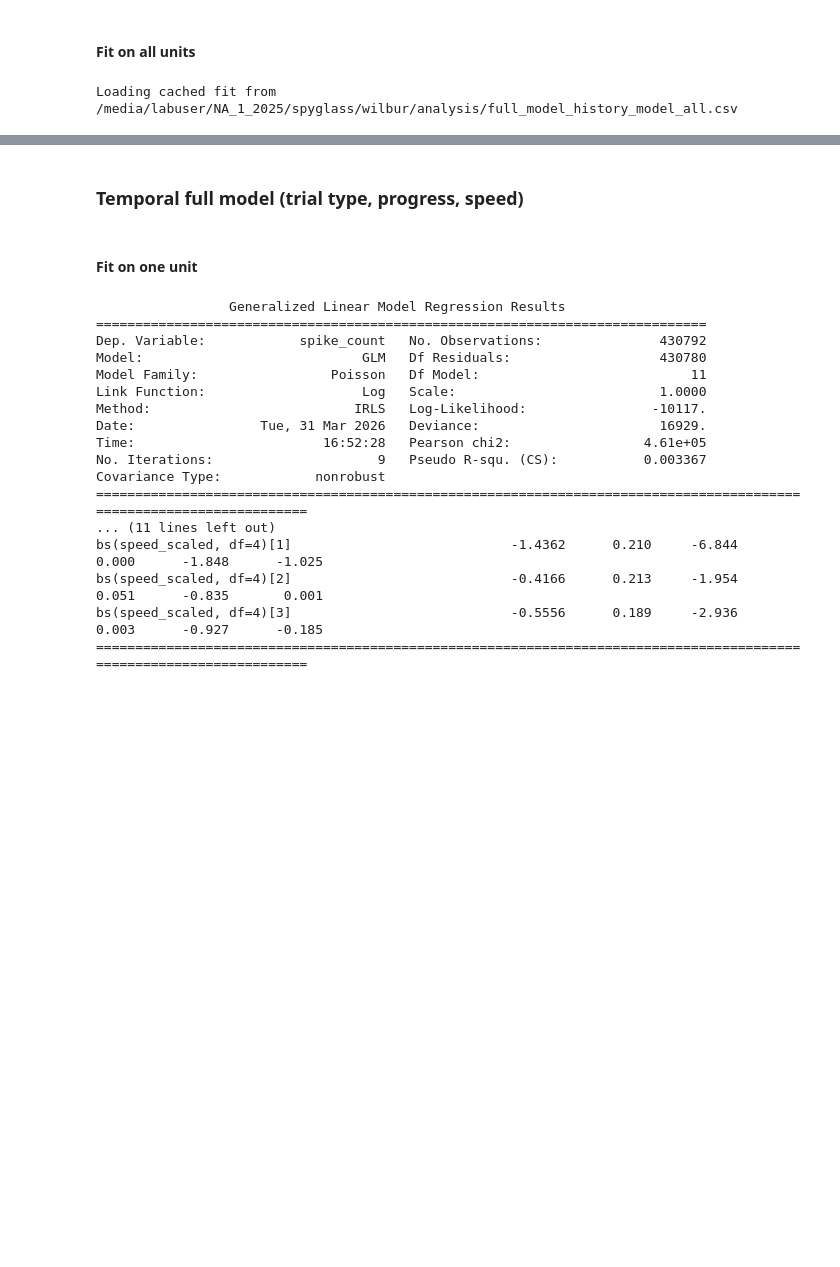
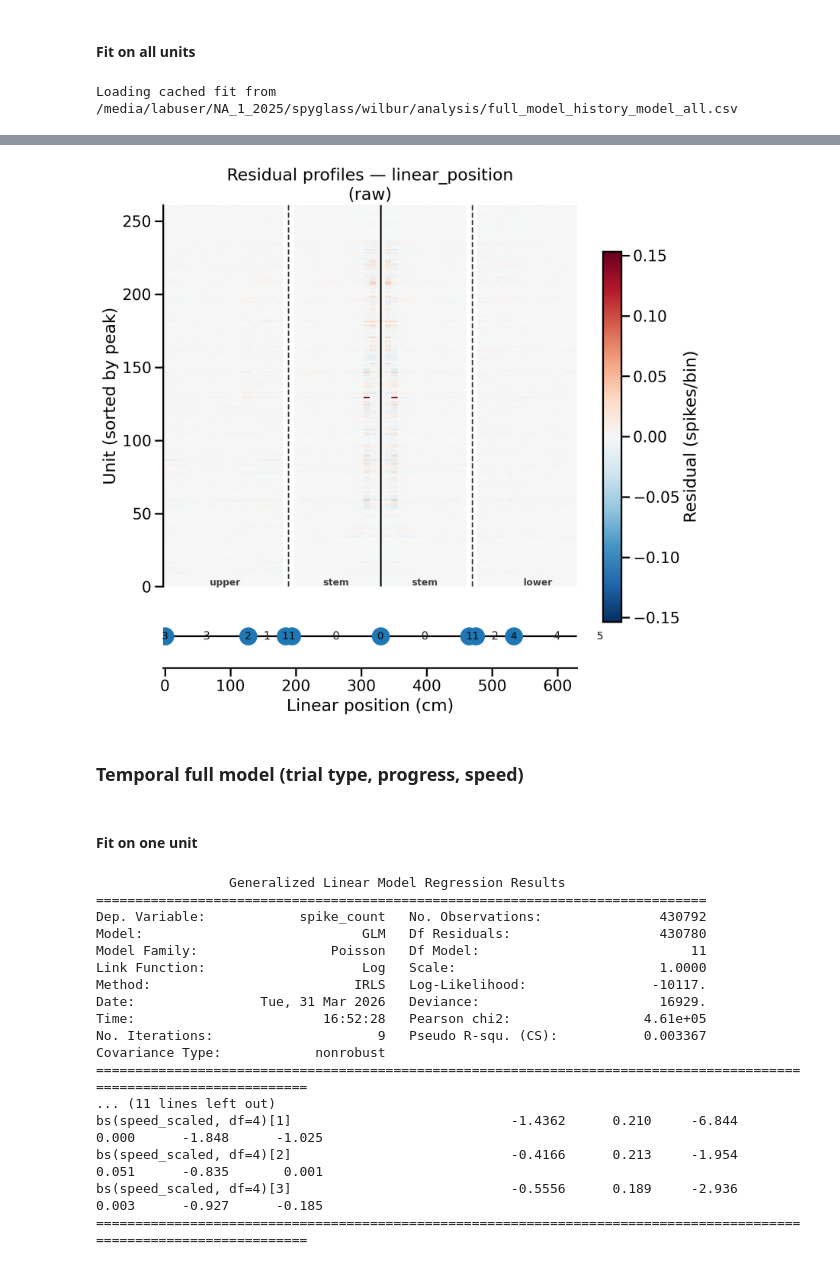
Before and after one commit to anirudh073/pfc-movement-analysis, a Jupyter notebook: notebooks/encoding.ipynb, the cells around one changed output, grey strips where cells are left out. Drawn from its saved outputs; the diff is of its cells as text; code cells hidden in the pictures; blank space fills up the shorter version.

```diff
--- a/notebooks/encoding.ipynb
+++ b/notebooks/encoding.ipynb
@@ -863,6 +430,8 @@ diag_full, prof_full = load_model_outputs("full_model_all", fit_history=True)
 # %%
 plot_residual_profiles(prof_full)
 # %%
-plot_residual_heterogeneity(prof_full, row_normalise=True, panels=panels)
+plot_residual_heterogeneity(prof_full, row_normalise=False, variable = "linear_position")
+# %% [output]
+[figure, added]
 # %%
 fig, axes, shared = plot_residual_rms_pair_models(
```
Also changed, not shown: parts of 110 cells of this notebook.
